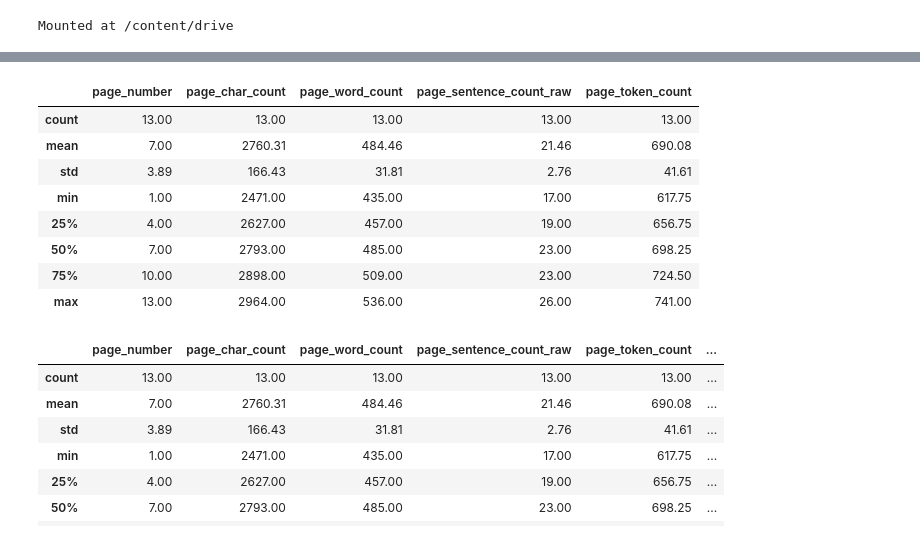
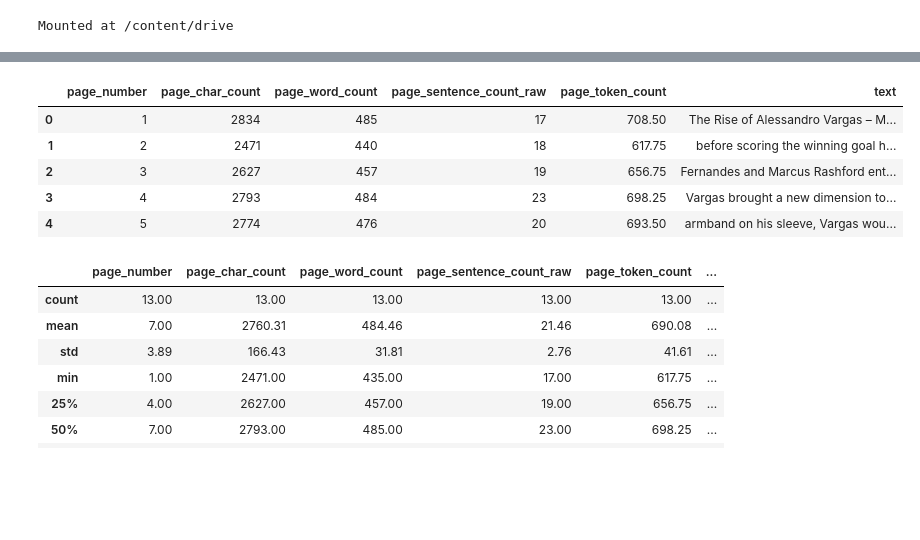
Before and after one commit to Irfan-Hamid/LLM_RAG_IMPLEMENTATION, a Jupyter notebook: LLM_RAG_IMPLEMENT.ipynb, the cells around one changed output, grey strips where cells are left out. Cells and saved outputs as stored; diff of their text form; code cells hidden in the pictures; blank space fills up the shorter version.

```diff
--- a/LLM_RAG_IMPLEMENT.ipynb
+++ b/LLM_RAG_IMPLEMENT.ipynb
@@ -34,17 +34,16 @@ Mounted at /content/drive
 import os
 import shutil
 
-# drive.mount('/content/drive')
-# pdf_drive_path = '/content/drive/MyDrive/RAG_model/RAG_model.pdf'
-# pdf_path ='./RAG_model.pdf'
+pdf_drive_path = '/content/drive/MyDrive/RAG_model/RAG_model.pdf'
+pdf_path ='./RAG_model.pdf'
 
-# if not os.path.exists(pdf_drive_path):
-#     print("File doesn't exist in Google Drive.")
-# else:
-#     shutil.copy(pdf_drive_path, pdf_path)
-#     print(f"File copied to Colab environment as {pdf_path}")
+if not os.path.exists(pdf_drive_path):
+    print("File doesn't exist in Google Drive.")
+else:
+    shutil.copy(pdf_drive_path, pdf_path)
+    print(f"File copied to Colab environment as {pdf_path}")
 
-# if os.path.exists(pdf_path):
-#     print(f"File {pdf_path} exists in Colab.")
-# else:
-#     print("File copy failed.")
+if os.path.exists(pdf_path):
+    print(f"File {pdf_path} exists in Colab.")
+else:
+    print("File copy failed.")
@@ -88,18 +84,14 @@ pages_and_texts[:2]
 # %%
 import pandas as pd
 df = pd.DataFrame(pages_and_texts)
 df.head()
-df.describe().round(2)
 # %% [output]
-|  | page_number | page_char_count | page_word_count | page_sentence_count_raw | page_token_count |
-| count | 13.00 | 13.00 | 13.00 | 13.00 | 13.00 |
-| mean | 7.00 | 2760.31 | 484.46 | 21.46 | 690.08 |
-| std | 3.89 | 166.43 | 31.81 | 2.76 | 41.61 |
-| min | 1.00 | 2471.00 | 435.00 | 17.00 | 617.75 |
-| 25% | 4.00 | 2627.00 | 457.00 | 19.00 | 656.75 |
-| 50% | 7.00 | 2793.00 | 485.00 | 23.00 | 698.25 |
-| 75% | 10.00 | 2898.00 | 509.00 | 23.00 | 724.50 |
-| max | 13.00 | 2964.00 | 536.00 | 26.00 | 741.00 |
+|  | page_number | page_char_count | page_word_count | page_sentence_count_raw | page_token_count | text |
+| 0 | 1 | 2834 | 485 | 17 | 708.50 | The Rise of Alessandro Vargas – M... |
+| 1 | 2 | 2471 | 440 | 18 | 617.75 | before scoring the winning goal h... |
+| 2 | 3 | 2627 | 457 | 19 | 656.75 | Fernandes and Marcus Rashford ent... |
+| 3 | 4 | 2793 | 484 | 23 | 698.25 | Vargas brought a new dimension to... |
+| 4 | 5 | 2774 | 476 | 20 | 693.50 | armband on his sleeve, Vargas wou... |
 # %%
 from spacy.lang.en import English
 nlp = English()
```
Also changed, not shown: parts of 35 cells of this notebook.
